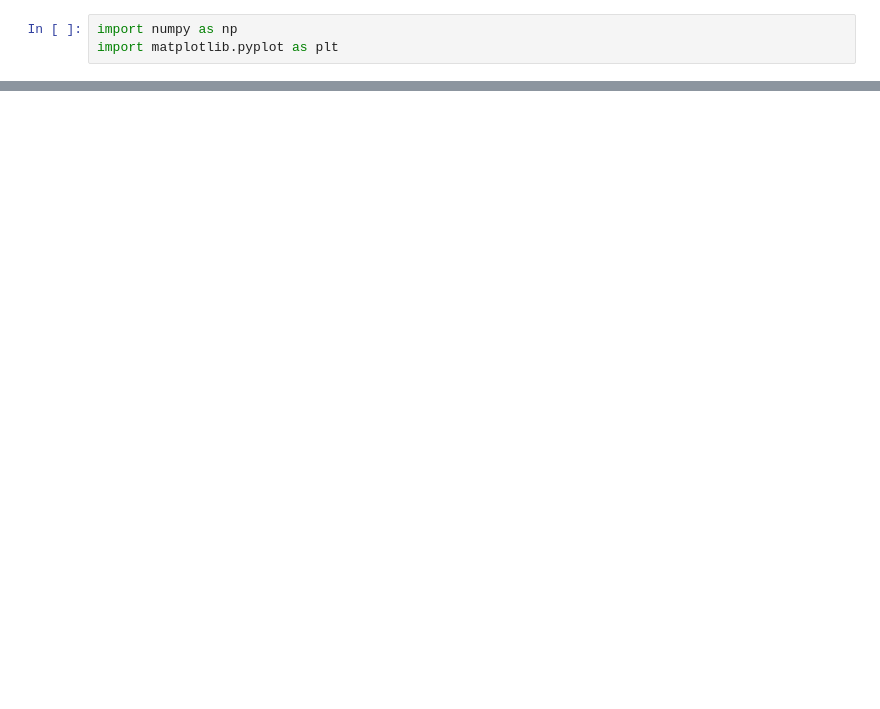
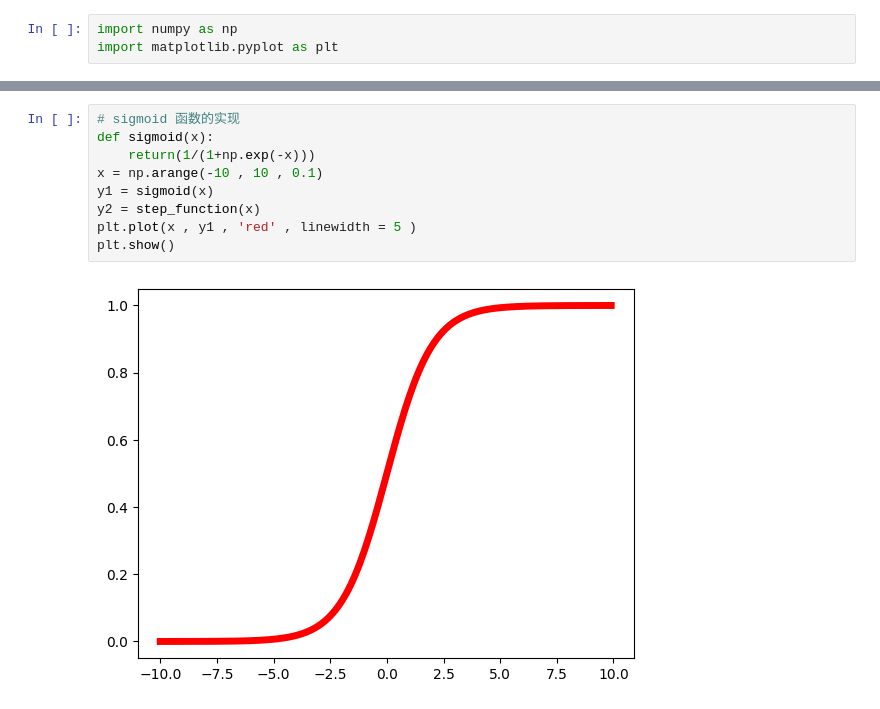
Before and after one commit to sxq12320/DeepLearningForPycharm, a Jupyter notebook: 2_深度学习入门/1_神经网络.ipynb, the cells around one changed output, grey strips where cells are left out. Saved outputs shown, nothing was run; the diff lists cells and outputs as text; blank space fills up the shorter version.

```diff
--- a/2_深度学习入门/1_神经网络.ipynb
+++ b/2_深度学习入门/1_神经网络.ipynb
@@ -15,0 +16,11 @@ plt.show()
+# %%
+# sigmoid 函数的实现
+def sigmoid(x):
+    return(1/(1+np.exp(-x)))
+x = np.arange(-10 , 10 , 0.1)
+y1 = sigmoid(x)
+y2 = step_function(x)
+plt.plot(x , y1 , 'red' , linewidth = 5 )
+plt.show()
+# %% [output]
+[figure, added]
```
Also changed, not shown: parts of 10 cells of this notebook, 8 other files.
